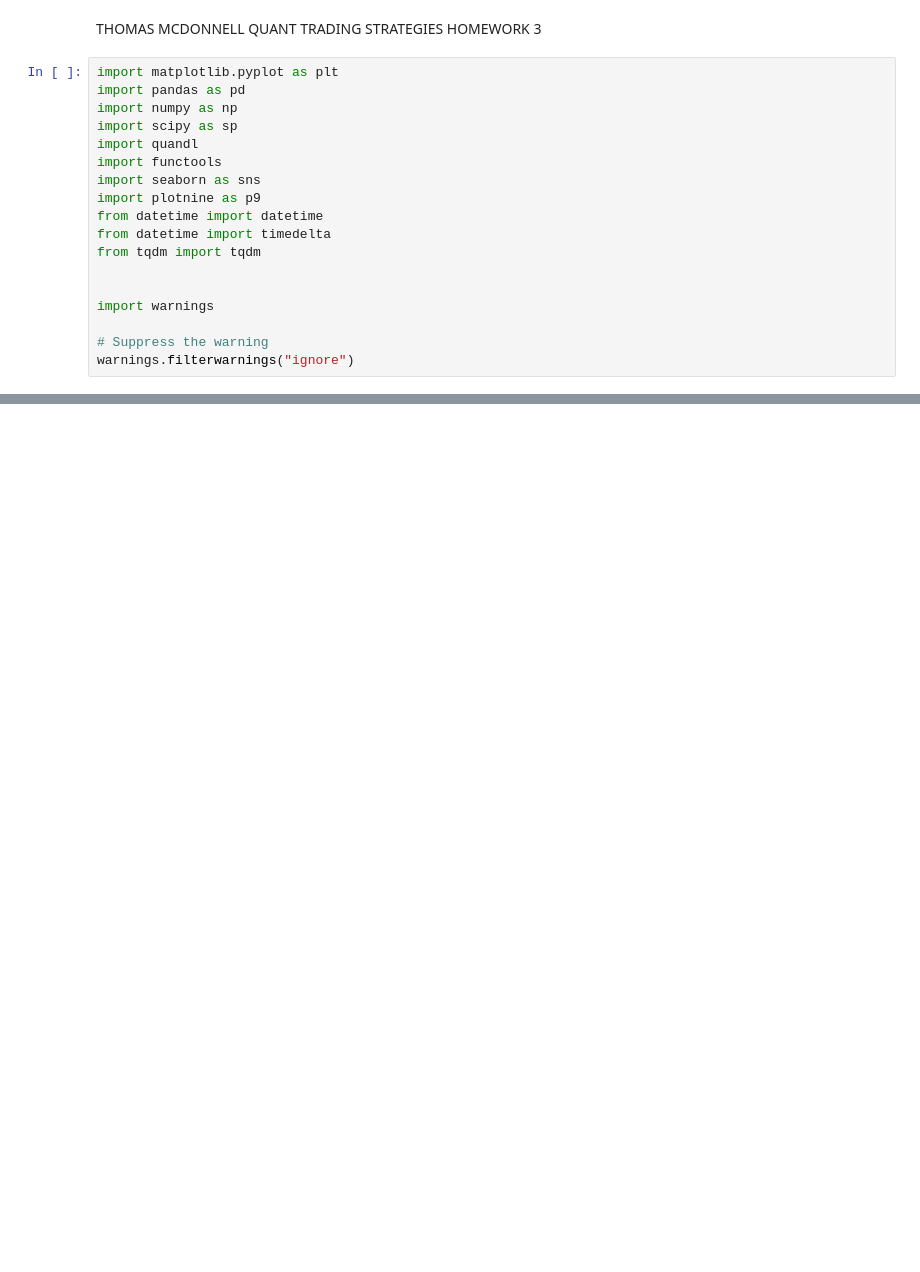
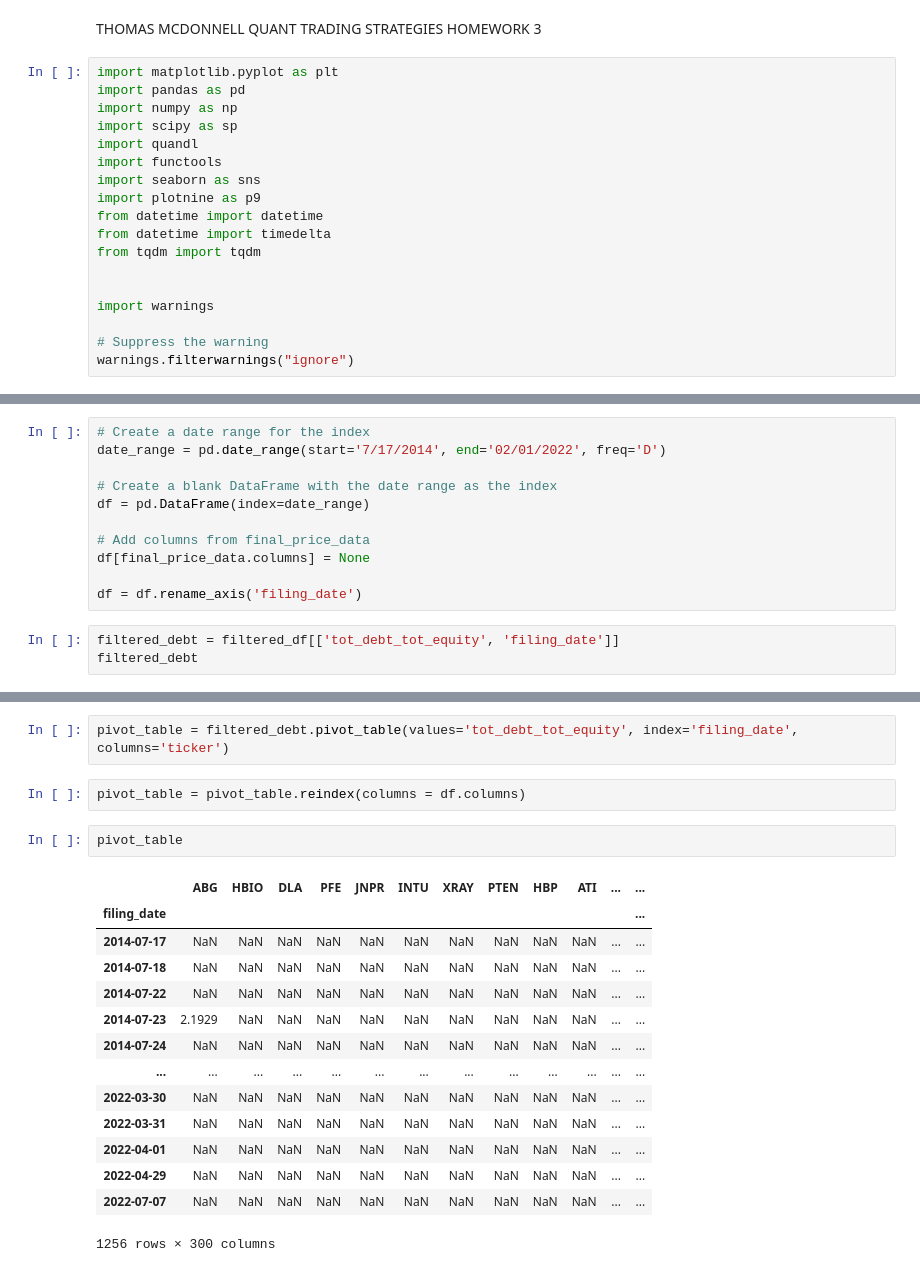
Before and after one commit to tsmcdonnell6604/Quant-Trading-Strategies, a Jupyter notebook: QTS_HW_3.ipynb, the cells around one changed output, grey strips where cells are left out. Saved outputs shown, nothing was run; the diff lists cells and outputs as text; blank space fills up the shorter version.

```diff
--- a/QTS_HW_3.ipynb
+++ b/QTS_HW_3.ipynb
@@ -73,0 +210,14 @@ FR_data
+# %%
+# Create a date range for the index
+date_range = pd.date_range(start='7/17/2014', end='02/01/2022', freq='D')
+
+# Create a blank DataFrame with the date range as the index
+df = pd.DataFrame(index=date_range)
+
+# Add columns from final_price_data
+df[final_price_data.columns] = None
+
+df = df.rename_axis('filing_date')
+# %%
+filtered_debt = filtered_df[['tot_debt_tot_equity', 'filing_date']]
+filtered_debt
@@ -73,0 +239,21 @@ FR_data
+# %%
+pivot_table = filtered_debt.pivot_table(values='tot_debt_tot_equity', index='filing_date', columns='ticker')
+# %%
+pivot_table = pivot_table.reindex(columns = df.columns)
+# %%
+pivot_table
+# %% [output]
+|  | ABG | HBIO | DLA | PFE | JNPR | INTU | XRAY | PTEN | HBP | ATI | ... | ... |
+| filing_date |  |  |  |  |  |  |  |  |  |  |  | ... |
+| 2014-07-17 | NaN | NaN | NaN | NaN | NaN | NaN | NaN | NaN | NaN | NaN | ... | ... |
+| 2014-07-18 | NaN | NaN | NaN | NaN | NaN | NaN | NaN | NaN | NaN | NaN | ... | ... |
+| 2014-07-22 | NaN | NaN | NaN | NaN | NaN | NaN | NaN | NaN | NaN | NaN | ... | ... |
+| 2014-07-23 | 2.1929 | NaN | NaN | NaN | NaN | NaN | NaN | NaN | NaN | NaN | ... | ... |
+| 2014-07-24 | NaN | NaN | NaN | NaN | NaN | NaN | NaN | NaN | NaN | NaN | ... | ... |
+| ... | ... | ... | ... | ... | ... | ... | ... | ... | ... | ... | ... | ... |
+| 2022-03-30 | NaN | NaN | NaN | NaN | NaN | NaN | NaN | NaN | NaN | NaN | ... | ... |
+| 2022-03-31 | NaN | NaN | NaN | NaN | NaN | NaN | NaN | NaN | NaN | NaN | ... | ... |
+| 2022-04-01 | NaN | NaN | NaN | NaN | NaN | NaN | NaN | NaN | NaN | NaN | ... | ... |
+| 2022-04-29 | NaN | NaN | NaN | NaN | NaN | NaN | NaN | NaN | NaN | NaN | ... | ... |
+| 2022-07-07 | NaN | NaN | NaN | NaN | NaN | NaN | NaN | NaN | NaN | NaN | ... | ... |
+1256 rows × 300 columns
```
Also changed, not shown: parts of 81 cells of this notebook, 7 other files.
